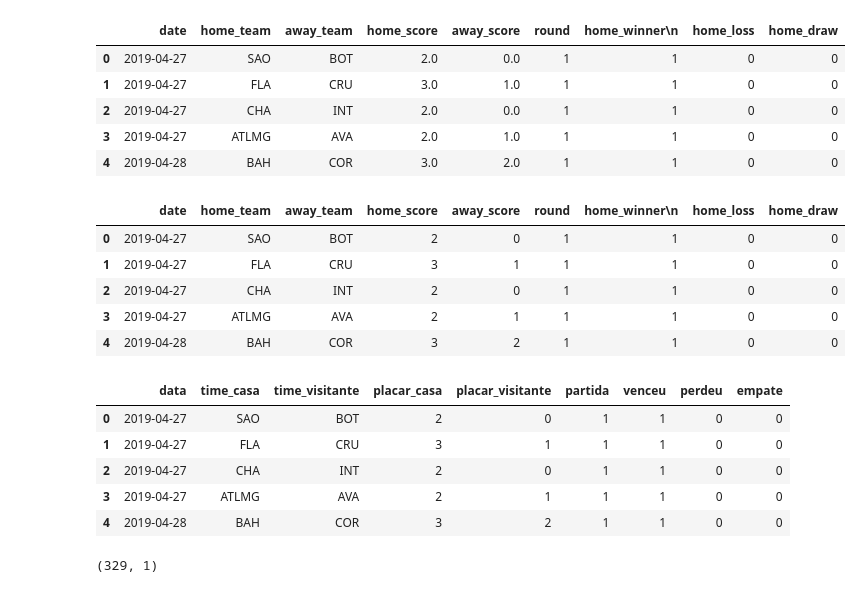
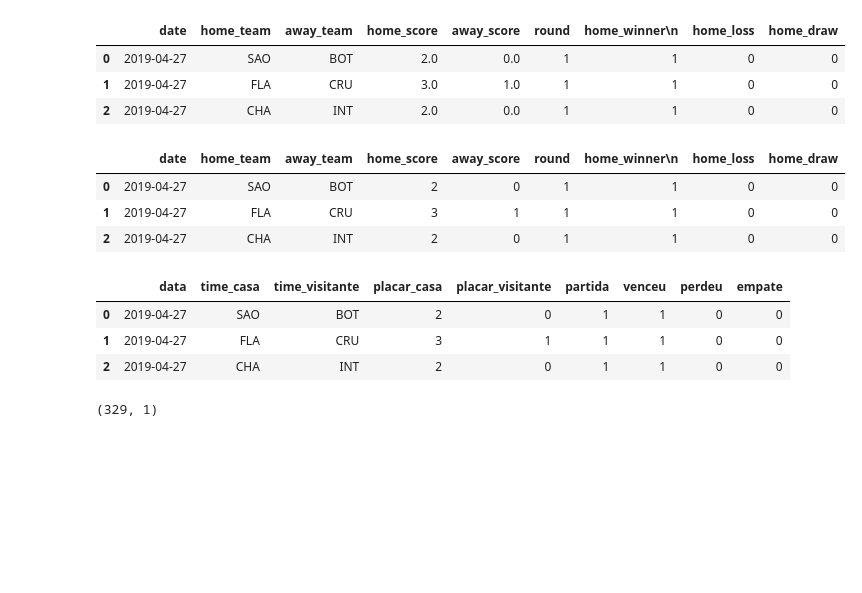
Before and after one commit to victor-maciel/CartolaFC, a Jupyter notebook: analiseDados_cartolaFC_4_tabd.ipynb, the cells around one changed output. Drawn from its saved outputs; the diff is of its cells as text; code cells hidden in the pictures; blank space fills up the shorter version.

```diff
--- a/analiseDados_cartolaFC_4_tabd.ipynb
+++ b/analiseDados_cartolaFC_4_tabd.ipynb
@@ -3,32 +3,28 @@
 # %%
 #IMPORTANDO E LENDO O .CSV
 import pandas as pd
 
 uri = "https://raw.githubusercontent.com/victor-maciel/tabd-unifacisa/master/Partidas_CARTOLAFC2019/partidas_carolaFC_ABREV.csv"
 
 partidas = pd.read_csv(uri)
 
-partidas.head(5)
+partidas.head(3)
 # %% [output]
 |  | date | home_team | away_team | home_score | away_score | round | home_winner\n | home_loss | home_draw |
 | 0 | 2019-04-27 | SAO | BOT | 2.0 | 0.0 | 1 | 1 | 0 | 0 |
 | 1 | 2019-04-27 | FLA | CRU | 3.0 | 1.0 | 1 | 1 | 0 | 0 |
 | 2 | 2019-04-27 | CHA | INT | 2.0 | 0.0 | 1 | 1 | 0 | 0 |
-| 3 | 2019-04-27 | ATLMG | AVA | 2.0 | 1.0 | 1 | 1 | 0 | 0 |
-| 4 | 2019-04-28 | BAH | COR | 3.0 | 2.0 | 1 | 1 | 0 | 0 |
 # %%
 #ALTERANDO VALORES FLOAT PARA INT
 import numpy as np
 partidas['home_score'] = partidas['home_score'].values.astype(np.int64)
 partidas['away_score'] = partidas['away_score'].values.astype(np.int64)
-partidas.head(5)
+partidas.head(3)
 # %% [output]
 |  | date | home_team | away_team | home_score | away_score | round | home_winner\n | home_loss | home_draw |
 | 0 | 2019-04-27 | SAO | BOT | 2 | 0 | 1 | 1 | 0 | 0 |
 | 1 | 2019-04-27 | FLA | CRU | 3 | 1 | 1 | 1 | 0 | 0 |
 | 2 | 2019-04-27 | CHA | INT | 2 | 0 | 1 | 1 | 0 | 0 |
-| 3 | 2019-04-27 | ATLMG | AVA | 2 | 1 | 1 | 1 | 0 | 0 |
-| 4 | 2019-04-28 | BAH | COR | 3 | 2 | 1 | 1 | 0 | 0 |
 # %%
 #RENOMEANDO AS COLUNAS
 renomear = {
@@ -45,14 +41,12 @@ renomear = {
 }
 
 partidas = partidas.rename(columns=renomear)
-partidas.head(5)
+partidas.head(3)
 # %% [output]
 |  | data | time_casa | time_visitante | placar_casa | placar_visitante | partida | venceu | perdeu | empate |
 | 0 | 2019-04-27 | SAO | BOT | 2 | 0 | 1 | 1 | 0 | 0 |
 | 1 | 2019-04-27 | FLA | CRU | 3 | 1 | 1 | 1 | 0 | 0 |
 | 2 | 2019-04-27 | CHA | INT | 2 | 0 | 1 | 1 | 0 | 0 |
-| 3 | 2019-04-27 | ATLMG | AVA | 2 | 1 | 1 | 1 | 0 | 0 |
-| 4 | 2019-04-28 | BAH | COR | 3 | 2 | 1 | 1 | 0 | 0 |
 # %%
 X = partidas[["time_casa","placar_casa", "placar_visitante"]]
 Y = partidas [["venceu"]]
```
Also changed, not shown: parts of 4 cells of this notebook.
